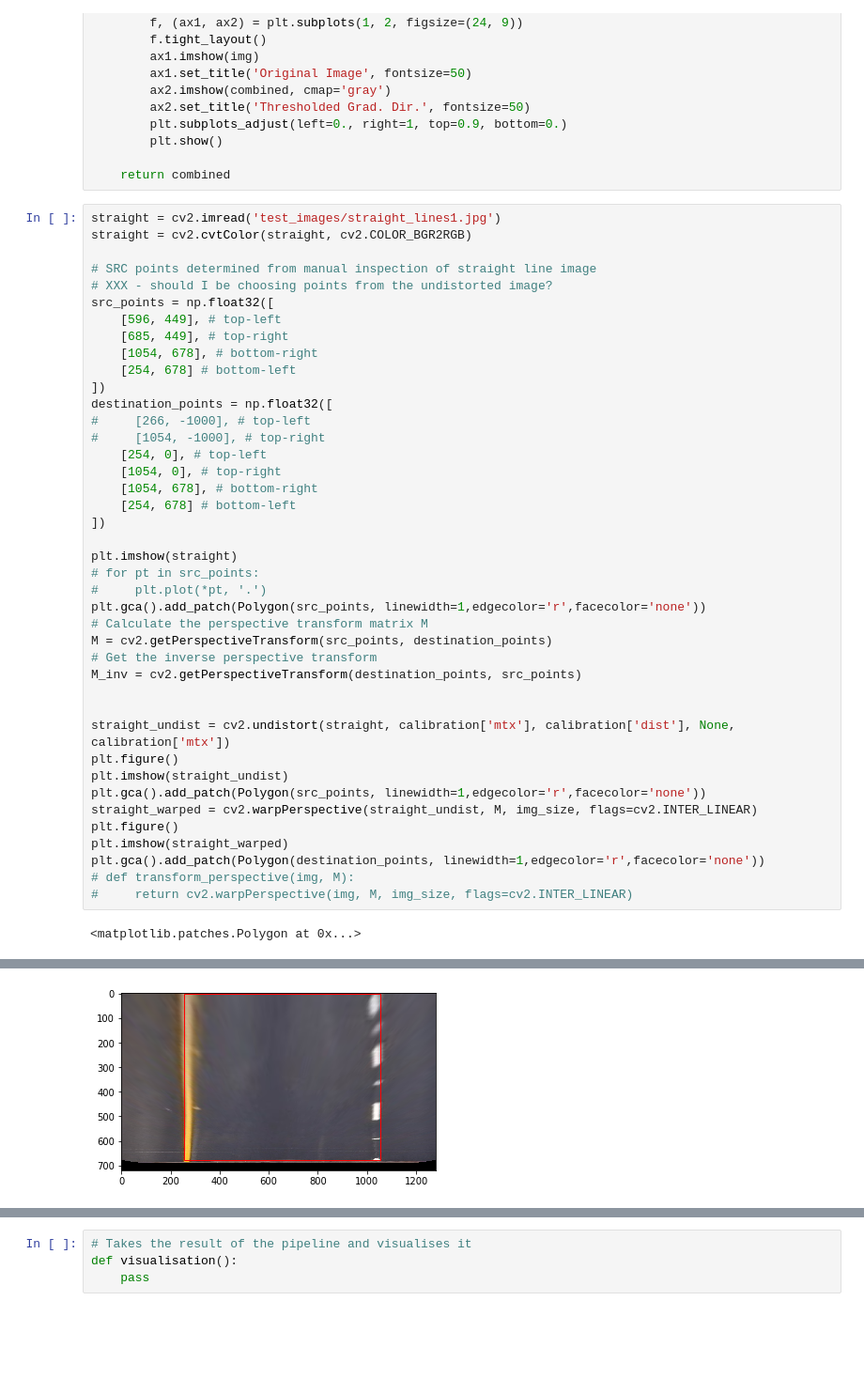
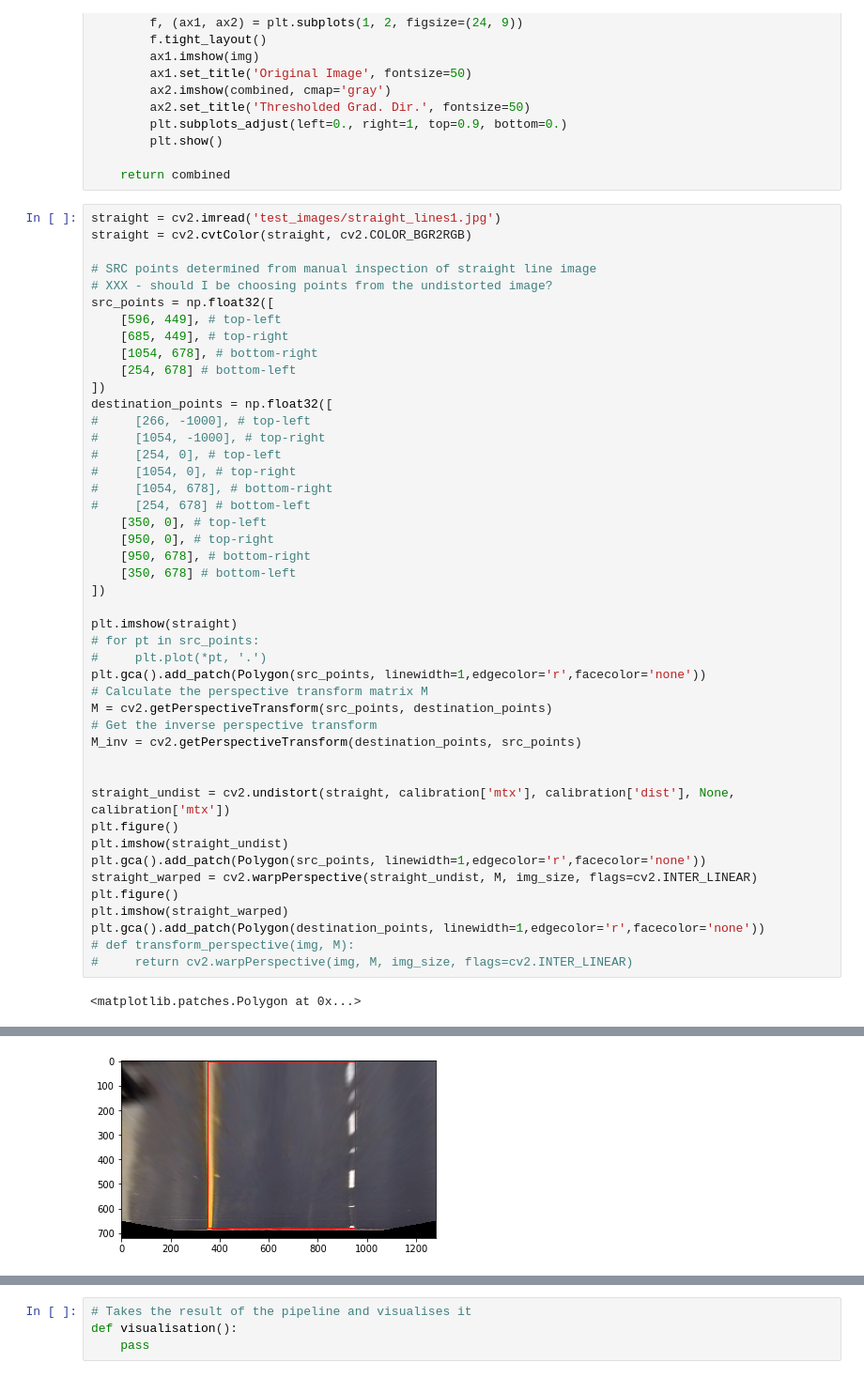
Before and after one commit to rjmoss/CarND-Advanced-Lane-Lines, a Jupyter notebook: pipeline.ipynb, the cells around one changed output, grey strips where cells are left out. Shown at 94% size. Cells and saved outputs as stored; diff of their text form; blank space fills up the shorter version.

```diff
--- a/pipeline.ipynb
+++ b/pipeline.ipynb
@@ -156,38 +156,42 @@ src_points = np.float32([
 ])
 destination_points = np.float32([
 #     [266, -1000], # top-left
 #     [1054, -1000], # top-right
-    [254, 0], # top-left
-    [1054, 0], # top-right
-    [1054, 678], # bottom-right
-    [254, 678] # bottom-left
+#     [254, 0], # top-left
+#     [1054, 0], # top-right
+#     [1054, 678], # bottom-right
+#     [254, 678] # bottom-left
+    [350, 0], # top-left
+    [950, 0], # top-right
+    [950, 678], # bottom-right
+    [350, 678] # bottom-left
 ])
 
 plt.imshow(straight)
 # for pt in src_points:
 #     plt.plot(*pt, '.')
 plt.gca().add_patch(Polygon(src_points, linewidth=1,edgecolor='r',facecolor='none'))
 # Calculate the perspective transform matrix M
 M = cv2.getPerspectiveTransform(src_points, destination_points)
 # Get the inverse perspective transform
 M_inv = cv2.getPerspectiveTransform(destination_points, src_points)
 
 
 straight_undist = cv2.undistort(straight, calibration['mtx'], calibration['dist'], None, calibration['mtx'])
 plt.figure()
 plt.imshow(straight_undist)
 plt.gca().add_patch(Polygon(src_points, linewidth=1,edgecolor='r',facecolor='none'))
 straight_warped = cv2.warpPerspective(straight_undist, M, img_size, flags=cv2.INTER_LINEAR)
 plt.figure()
 plt.imshow(straight_warped)
 plt.gca().add_patch(Polygon(destination_points, linewidth=1,edgecolor='r',facecolor='none'))
 # def transform_perspective(img, M):
 #     return cv2.warpPerspective(img, M, img_size, flags=cv2.INTER_LINEAR)
 # %% [output]
 <matplotlib.patches.Polygon at 0x...>
 [figure]
 [figure]
-[figure, old version]
+[figure, new version]
 # %%
 # 1. Compute the camera calibration matrix and distortion coefficients given a set of chessboard images.
 # DONE
```
Also changed, not shown: parts of 5 cells of this notebook, 2 other files.
